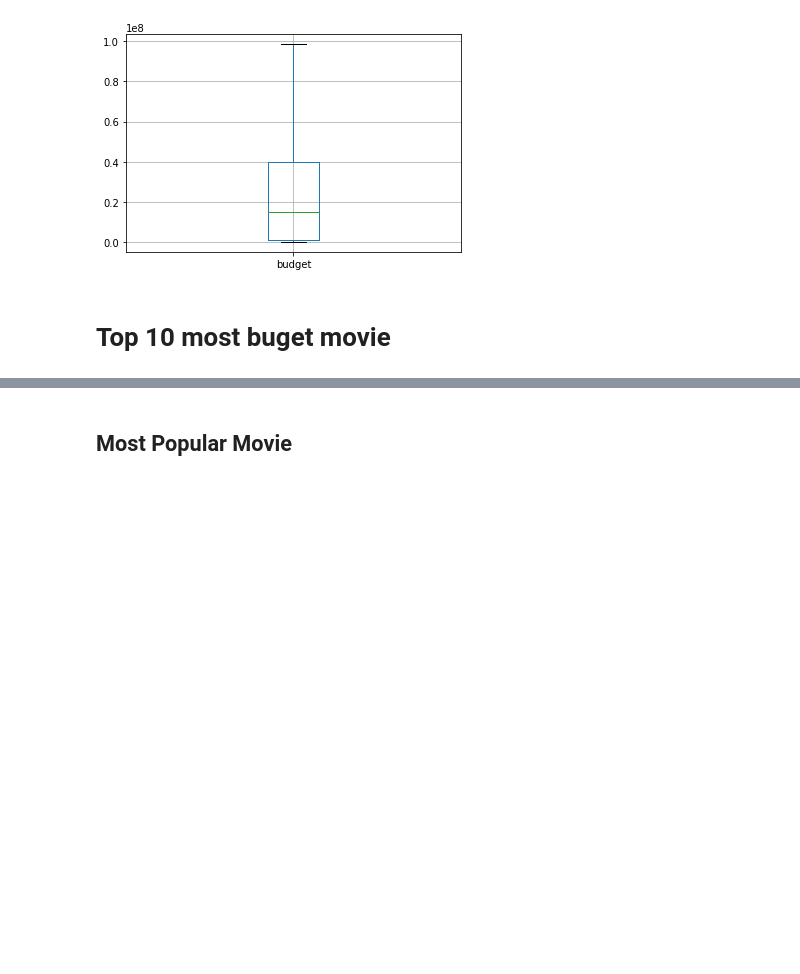
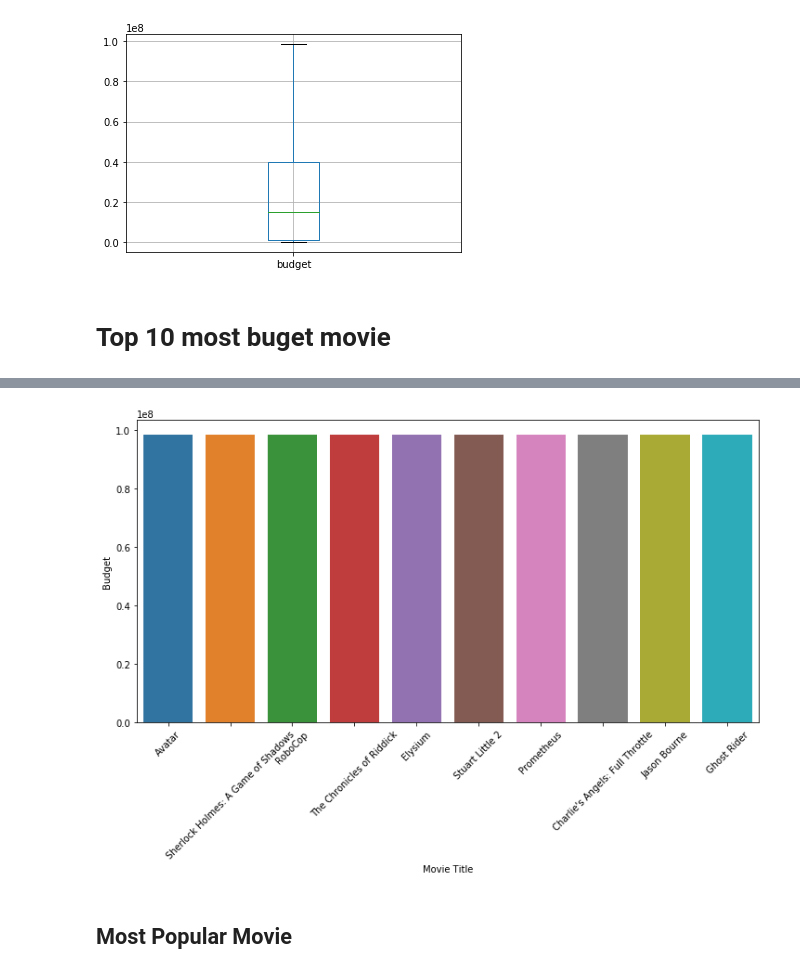
Before and after one commit to palashmoon/Springboard, a Jupyter notebook: Capstone Project/Movie Recommendation System.ipynb, the cells around one changed output, grey strips where cells are left out. Cells and saved outputs as stored; diff of their text form; code cells hidden in the pictures; blank space fills up the shorter version.

```diff
--- a/Capstone Project/Movie Recommendation System.ipynb
+++ b/Capstone Project/Movie Recommendation System.ipynb
@@ -253,2 +304,2 @@ lower_fence1,higher_fence1,IQR
 # %%
-data = movies[['budget' , 'original_title']]
+data = movies[['budget' , 'title']]
@@ -264,10 +337,12 @@ data
 # %%
 plt.figure(figsize=(12,6))
-sns.barplot(x= 'movie_title' , y = 'budget' , data=data)
+sns.barplot(x= 'title' , y = 'budget' , data=data)
 plt.xlabel('Movie Title')
 plt.ylabel('Budget')
 plt.xticks(rotation = 45)
 plt.show()
+# %% [output]
+[figure, added]
 # %% [markdown]
 ## Most Popular Movie
 # %%
```
Also changed, not shown: parts of 34 cells of this notebook.
